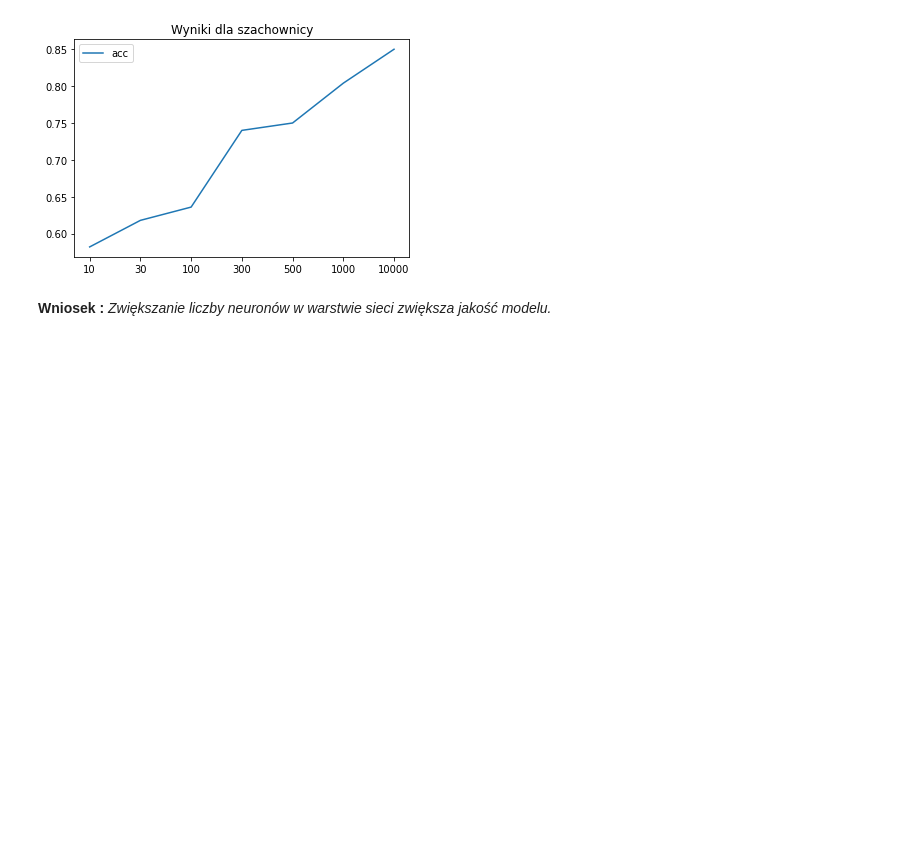
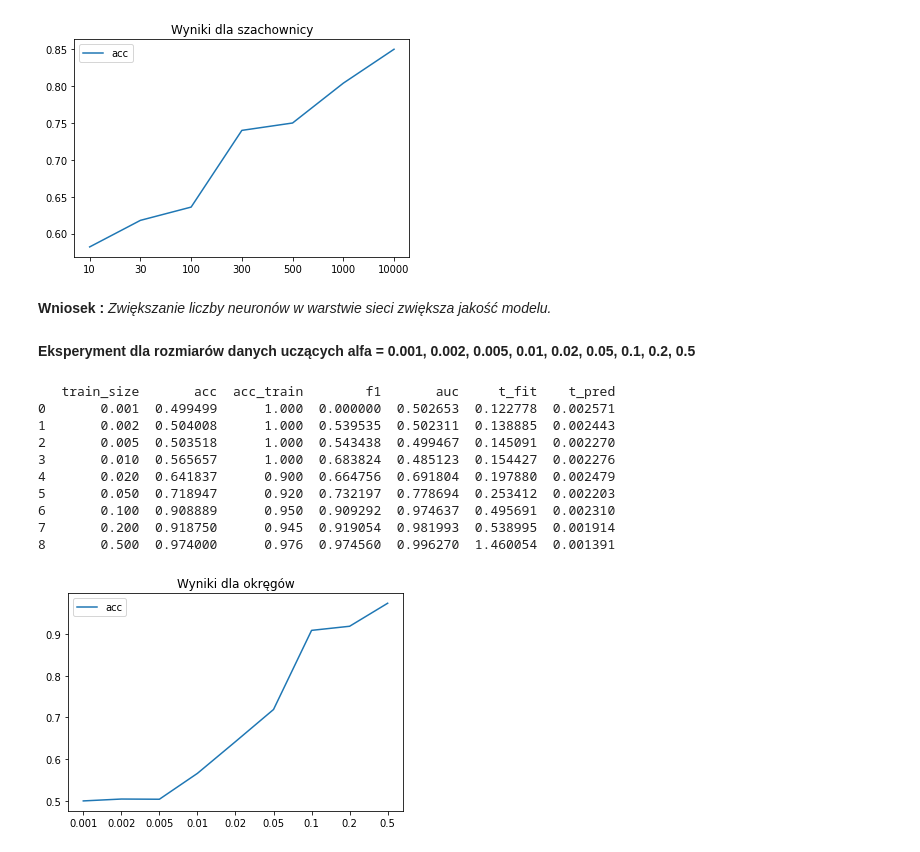
Before and after one commit to wolejnik/master-s-degree, a Jupyter notebook: classifier_MLP_ML1/main.ipynb, the cells around one changed output. Drawn from its saved outputs; the diff is of its cells as text; code cells hidden in the pictures; blank space fills up the shorter version.

Commit message:
:rotating_light: Created a tests for alfa size

```diff
--- a/classifier_MLP_ML1/main.ipynb
+++ b/classifier_MLP_ML1/main.ipynb
@@ -407,3 +407,5 @@ plt.show()
 [figure]
 # %% [markdown]
 **Wniosek :** _Zwiększanie liczby neuronów w warstwie sieci zwiększa jakość modelu._
+# %% [markdown]
+**Eksperyment dla rozmiarów danych uczących alfa = 0.001, 0.002, 0.005, 0.01, 0.02, 0.05, 0.1, 0.2, 0.5**
@@ -409,0 +463,21 @@ plt.show()
+# %%
+exp_data = experiment_alfa_size()
+df = pd.DataFrame(exp_data)
+print(df)
+df.loc[:, ["acc"]].plot()
+xticklabels = ["0.001", "0.002", "0.005", "0.01", "0.02", "0.05", "0.1", "0.2", "0.5"]
+plt.title('Wyniki dla okręgów')
+plt.xticks([0, 1, 2, 3, 4, 5, 6, 7, 8], xticklabels)
+plt.show()
+# %% [output]
+   train_size       acc  acc_train        f1       auc     t_fit    t_pred
+0       0.001  0.499499      1.000  0.000000  0.502653  0.122778  0.002571
+1       0.002  0.504008      1.000  0.539535  0.502311  0.138885  0.002443
+2       0.005  0.503518      1.000  0.543438  0.499467  0.145091  0.002270
+3       0.010  0.565657      1.000  0.683824  0.485123  0.154427  0.002276
+4       0.020  0.641837      0.900  0.664756  0.691804  0.197880  0.002479
+5       0.050  0.718947      0.920  0.732197  0.778694  0.253412  0.002203
+6       0.100  0.908889      0.950  0.909292  0.974637  0.495691  0.002310
+7       0.200  0.918750      0.945  0.919054  0.981993  0.538995  0.001914
+8       0.500  0.974000      0.976  0.974560  0.996270  1.460054  0.001391
+[figure, added]
```
Also changed, not shown: parts of 3 cells of this notebook.
